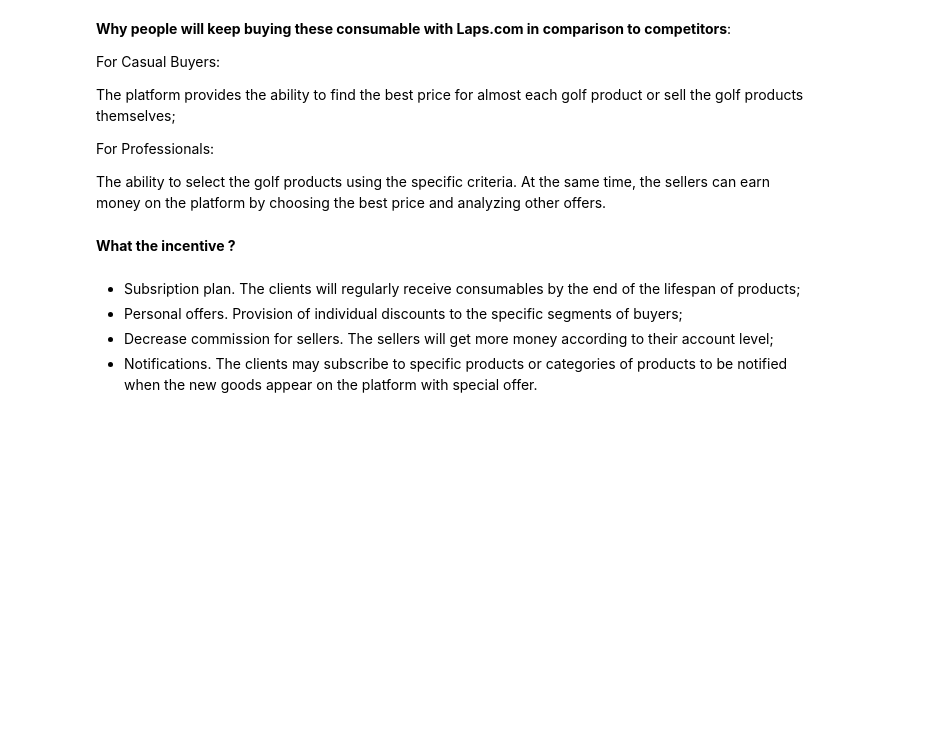
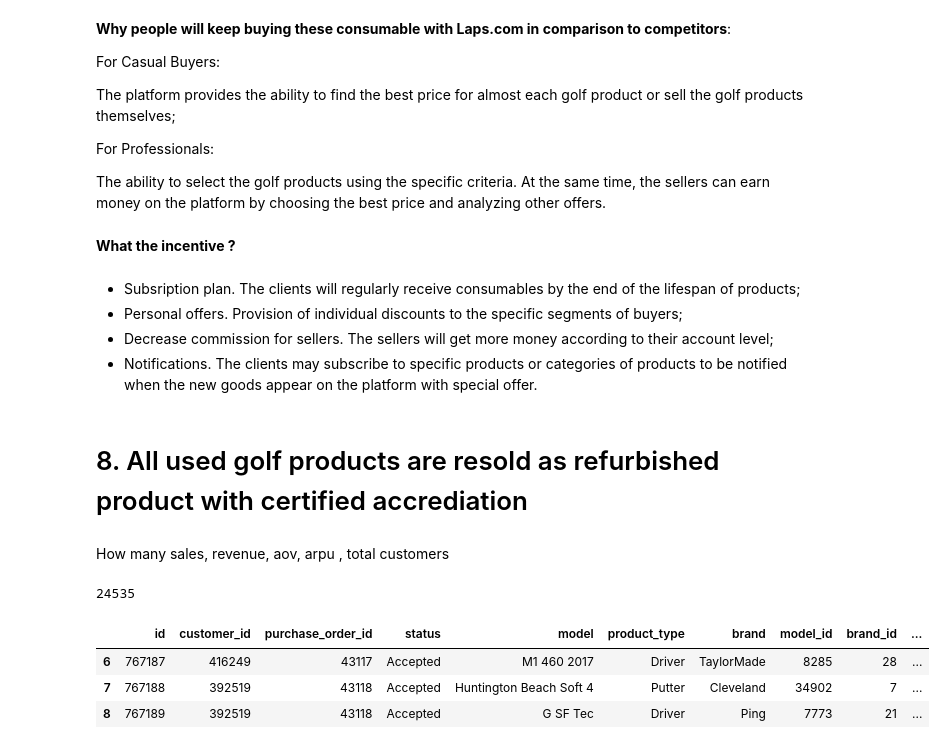
Before and after one commit to PavelZarankin/Cohora_task, a Jupyter notebook: Solutions.ipynb, the cells around one changed output. Saved outputs shown, nothing was run; the diff lists cells and outputs as text; code cells hidden in the pictures; blank space fills up the shorter version.

```diff
--- a/Solutions.ipynb
+++ b/Solutions.ipynb
@@ -320,6 +324,11 @@ However, we are enable to define the effect because of the missmatching IDs of O
 **Is that good for a company with such product lifespan ?**
 # %% [markdown]
 We can calcualte Customer Lifetime Value (CLV) to answer this question. To do so we need to know Average Order Value (AOV)
+# %%
+conversion_rate = 0.75  # 1 CAD = 0.75 USD (you can update this to the current rate)
+
+# Create a new column with totals converted to USD
+df_items['total_in_usd'] = df_items.apply(lambda row: row['total'] * conversion_rate if row['currency'] == 'CAD' else row['total'], axis=1)
 # %%
 aov = df_items.total.median()
 aov = float(aov)
@@ -472,3 +483,19 @@ The ability to select the golf products using the specific criteria. At the same
 - Personal offers. Provision of individual discounts to the specific segments of buyers;
 - Decrease commission for sellers. The sellers will get more money according to their account level;
 - Notifications. The clients may subscribe to specific products or categories of products to be notified when the new goods appear on the platform with special offer.
+# %% [markdown]
+# 8. All used golf products are resold as refurbished product with certified accrediation
+# %% [markdown]
+How many sales, revenue, aov, arpu , total customers
+# %%
+all_sales = df_purchases.purchase_order_id.nunique()
+all_sales
+# %% [output]
+24535
+# %%
+df_purchases.head(3)
+# %% [output]
+|  | id | customer_id | purchase_order_id | status | model | product_type | brand | model_id | brand_id | ... |
+| 6 | 767187 | 416249 | 43117 | Accepted | M1 460 2017 | Driver | TaylorMade | 8285 | 28 | ... |
+| 7 | 767188 | 392519 | 43118 | Accepted | Huntington Beach Soft 4 | Putter | Cleveland | 34902 | 7 | ... |
+| 8 | 767189 | 392519 | 43118 | Accepted | G SF Tec | Driver | Ping | 7773 | 21 | ... |
```
Also changed, not shown: parts of 14 cells of this notebook.
